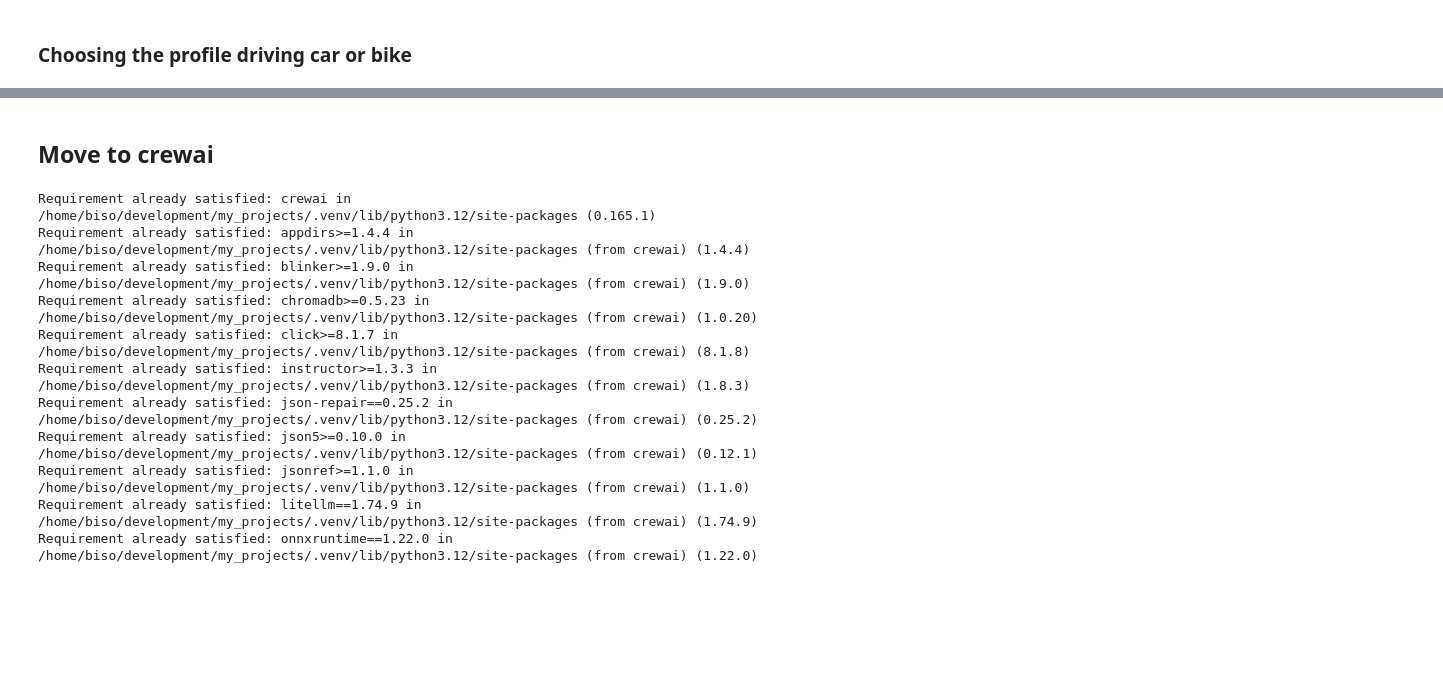
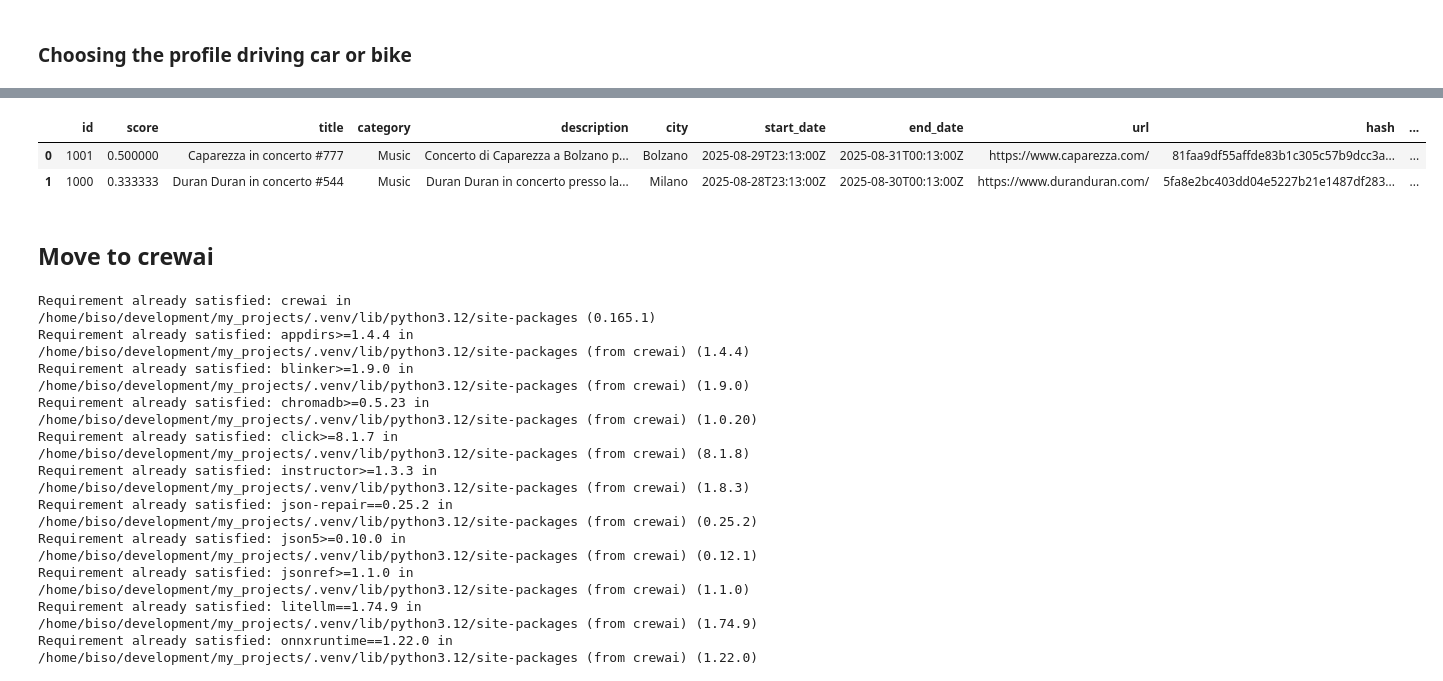
Before and after one commit to tatankam/eventmap, a Jupyter notebook: notebooks/Eventbrite.ipynb, the cells around one changed output, grey strips where cells are left out. Cells and saved outputs as stored; diff of their text form; code cells hidden in the pictures; blank space fills up the shorter version.

```diff
--- a/notebooks/Eventbrite.ipynb
+++ b/notebooks/Eventbrite.ipynb
@@ -1684,3 +1633,66 @@ df
+# %%
+# Parameters (can be adjusted dynamically)
+query_text = ""
+origin_address = "Milano"
+destination_address = "Bolzano"
+buffer_distance_km = 250
+start_date = "2025-08-26T15:32:00Z"
+end_date = "2025-08-31T15:34:00Z"
+profile_choice = 'driving-car'  # 'driving-car' or 'cycling-regular', 'foot-walking', etc.
+
+# Embed query text to dense vector
+query_dense_vector = list(dense_embedding_model.passage_embed([query_text]))[0].tolist()
+# Embed query text to sparse vector
+query_sparse_embedding = list(sparse_embedding_model.passage_embed([query_text]))[0]
+
+# Create filter with route buffer and date, using chosen profile
+final_filter = create_route_buffer_filter(origin_address, destination_address, buffer_distance_km, start_date, end_date, profile=profile_choice)
+
+# Perform hybrid query with prefetches for dense and sparse vectors using RRF fusion
+results = client.query_points(
+    collection_name=COLLECTION_NAME,
+    prefetch=[
+        models.Prefetch(
+            query=models.SparseVector(
+                indices=list(query_sparse_embedding.indices),
+                values=list(query_sparse_embedding.values)
+            ),
+            using=sparse_vector_name,
+            limit=50,
+        ),
+        models.Prefetch(
+            query=query_dense_vector,
+            using=dense_vector_name,
+            limit=50,
+        ),
+    ],
+    query=models.FusionQuery(fusion=models.Fusion.RRF),
+    query_filter=final_filter,
+    limit=10,
+    with_payload=True,
+)
+
+# Process results into dataframe
+records = []
+for point in results.points:
+    entry = dict(point.payload)
+    entry["score"] = point.score
+    records.append(entry)
+
+df = pd.json_normalize(records)
+
+# Reorder columns to put 'score' as second column if exists and price.value
+cols = list(df.columns)
+if "score" in cols:
+    cols.remove("score")
+    cols.insert(1, "score")
+df = df[cols]
+
+df
+# %% [output]
+|  | id | score | title | category | description | city | start_date | end_date | url | hash | ... |
+| 0 | 1001 | 0.500000 | Caparezza in concerto #777 | Music | Concerto di Caparezza a Bolzano p... | Bolzano | 2025-08-29T23:13:00Z | 2025-08-31T00:13:00Z | https://www.caparezza.com/ | 81faa9df55affde83b1c305c57b9dcc3a... | ... |
+| 1 | 1000 | 0.333333 | Duran Duran in concerto #544 | Music | Duran Duran in concerto presso la... | Milano | 2025-08-28T23:13:00Z | 2025-08-30T00:13:00Z | https://www.duranduran.com/ | 5fa8e2bc403dd04e5227b21e1487df283... | ... |
 # %% [markdown]
 ## Move to crewai
 # %%
```
Also changed, not shown: parts of 5 cells of this notebook, 15 other files.
